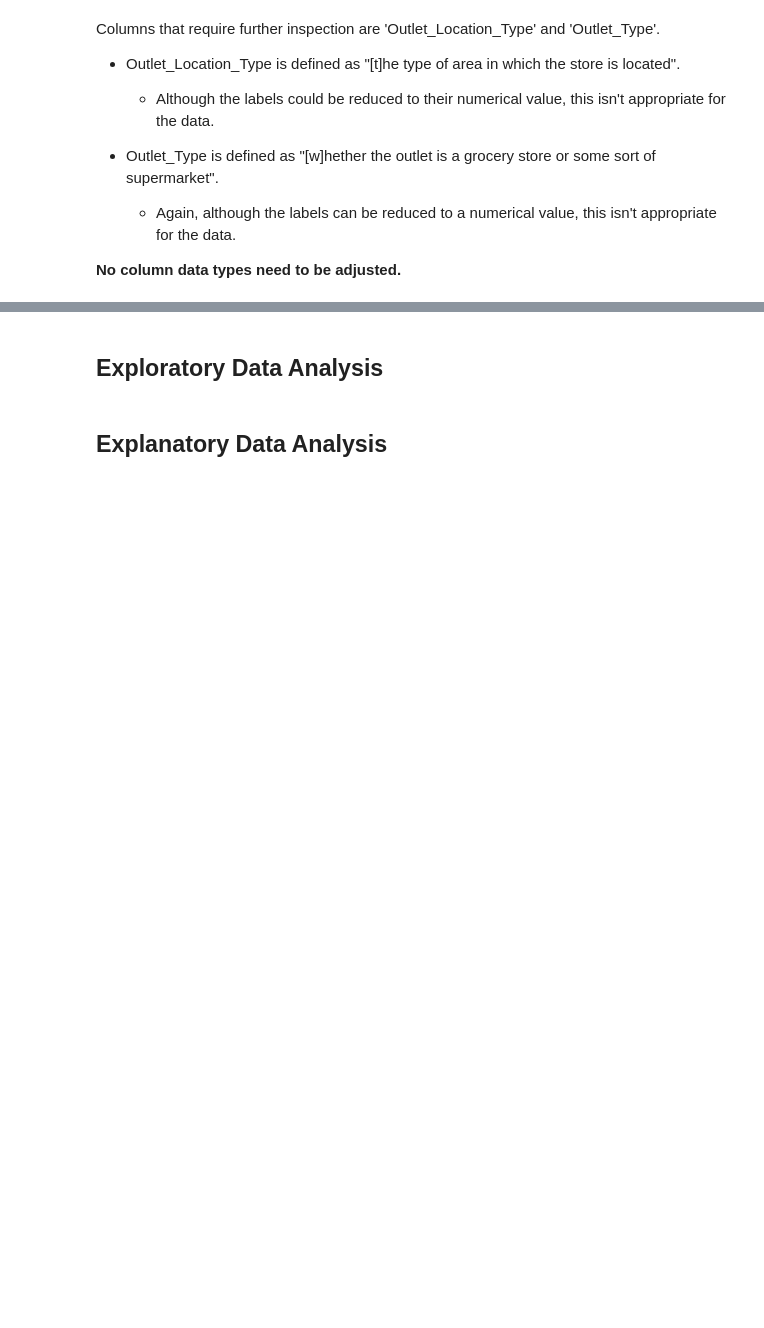
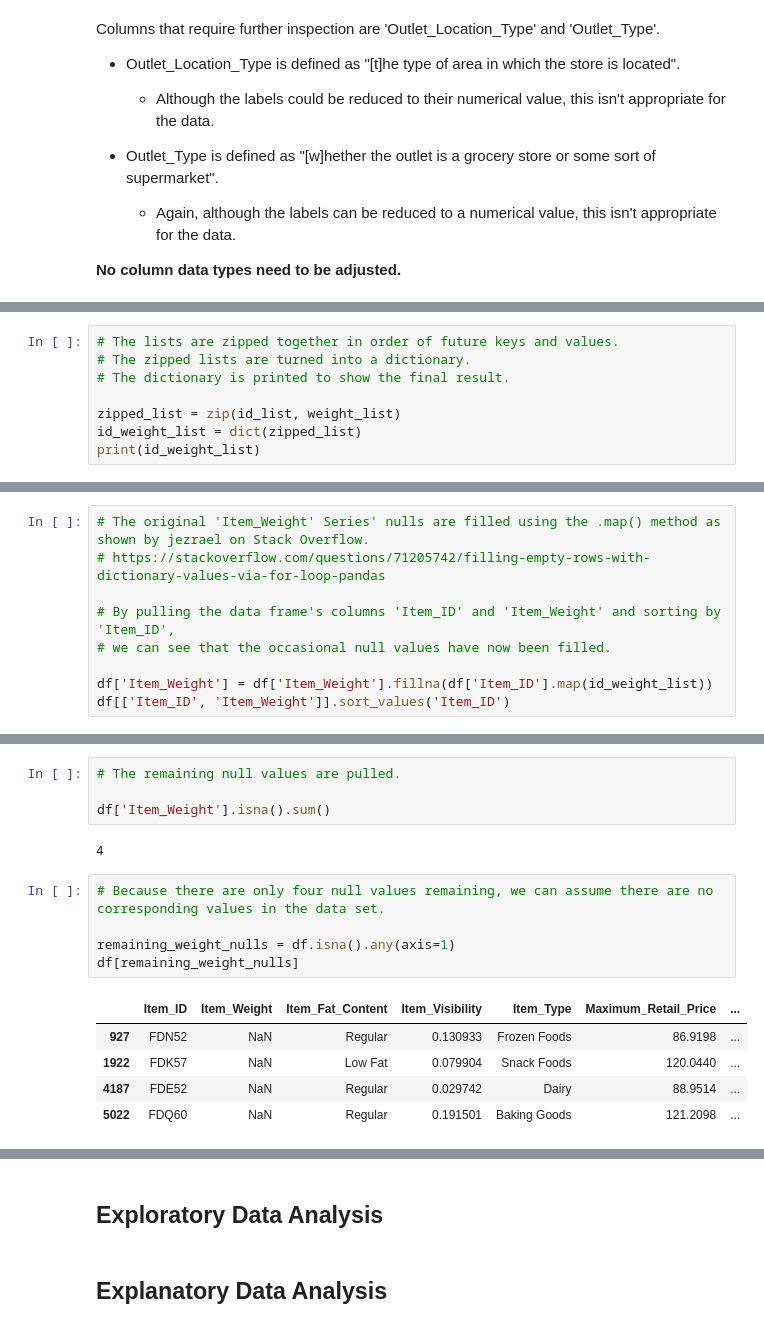
Before and after one commit to NemesisCrociata/Prediction-of-Product-Sales, a Jupyter notebook: Prediction_of_Product_Sales.ipynb, the cells around one changed output, grey strips where cells are left out. Drawn from its saved outputs; the diff is of its cells as text; blank space fills up the shorter version.

```diff
--- a/Prediction_of_Product_Sales.ipynb
+++ b/Prediction_of_Product_Sales.ipynb
@@ -184,0 +271,8 @@ KeyError: ignored
+# %%
+# The lists are zipped together in order of future keys and values.
+# The zipped lists are turned into a dictionary.
+# The dictionary is printed to show the final result.
+
+zipped_list = zip(id_list, weight_list)
+id_weight_list = dict(zipped_list)
+print(id_weight_list)
@@ -184,0 +281,9 @@ KeyError: ignored
+# %%
+# The original 'Item_Weight' Series' nulls are filled using the .map() method as shown by jezrael on Stack Overflow.
+# https://stackoverflow.com/questions/71205742/filling-empty-rows-with-dictionary-values-via-for-loop-pandas
+
+# By pulling the data frame's columns 'Item_ID' and 'Item_Weight' and sorting by 'Item_ID',
+# we can see that the occasional null values have now been filled.
+
+df['Item_Weight'] = df['Item_Weight'].fillna(df['Item_ID'].map(id_weight_list))
+df[['Item_ID', 'Item_Weight']].sort_values('Item_ID')
@@ -184,0 +304,17 @@ KeyError: ignored
+# %%
+# The remaining null values are pulled.
+
+df['Item_Weight'].isna().sum()
+# %% [output]
+4
+# %%
+# Because there are only four null values remaining, we can assume there are no corresponding values in the data set.
+
+remaining_weight_nulls = df.isna().any(axis=1)
+df[remaining_weight_nulls]
+# %% [output]
+|  | Item_ID | Item_Weight | Item_Fat_Content | Item_Visibility | Item_Type | Maximum_Retail_Price | ... |
+| 927 | FDN52 | NaN | Regular | 0.130933 | Frozen Foods | 86.9198 | ... |
+| 1922 | FDK57 | NaN | Low Fat | 0.079904 | Snack Foods | 120.0440 | ... |
+| 4187 | FDE52 | NaN | Regular | 0.029742 | Dairy | 88.9514 | ... |
+| 5022 | FDQ60 | NaN | Regular | 0.191501 | Baking Goods | 121.2098 | ... |
```
Also changed, not shown: parts of 22 cells of this notebook.
